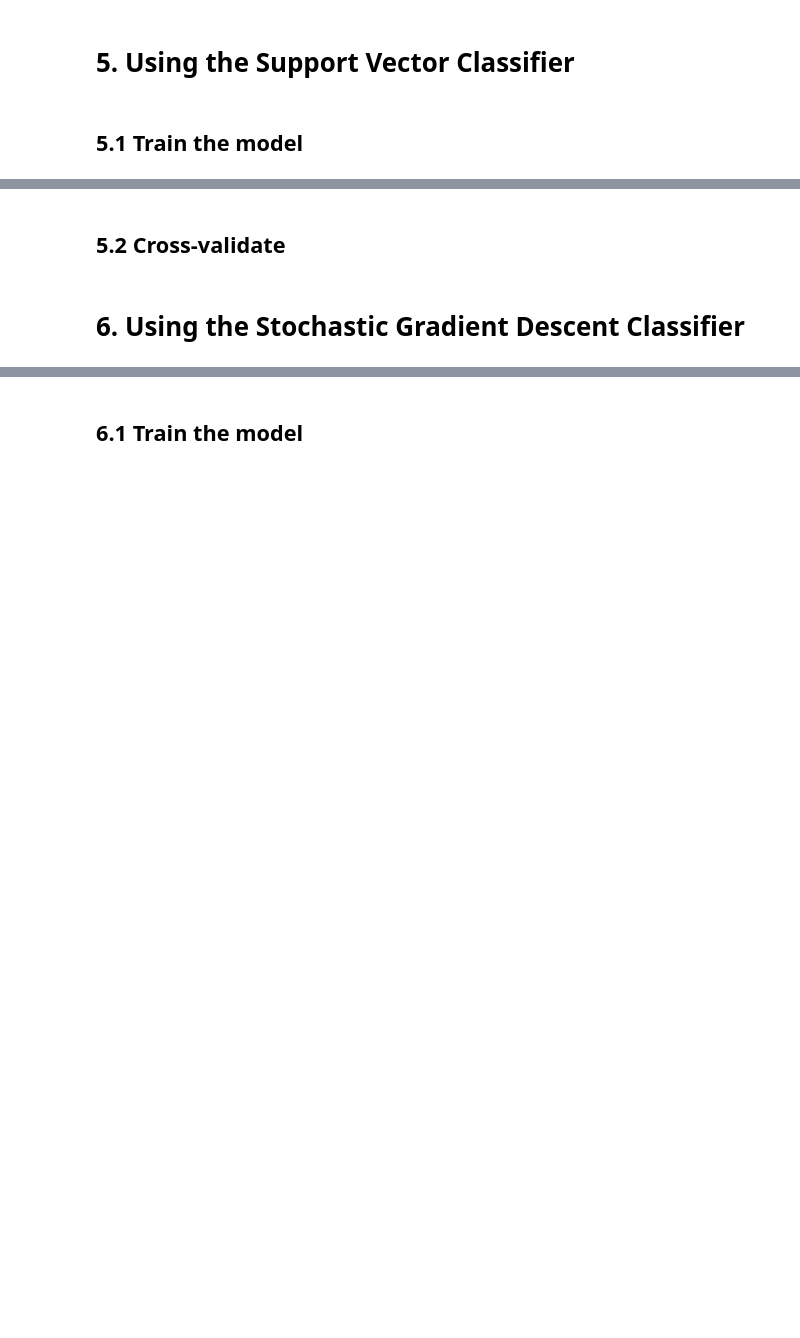
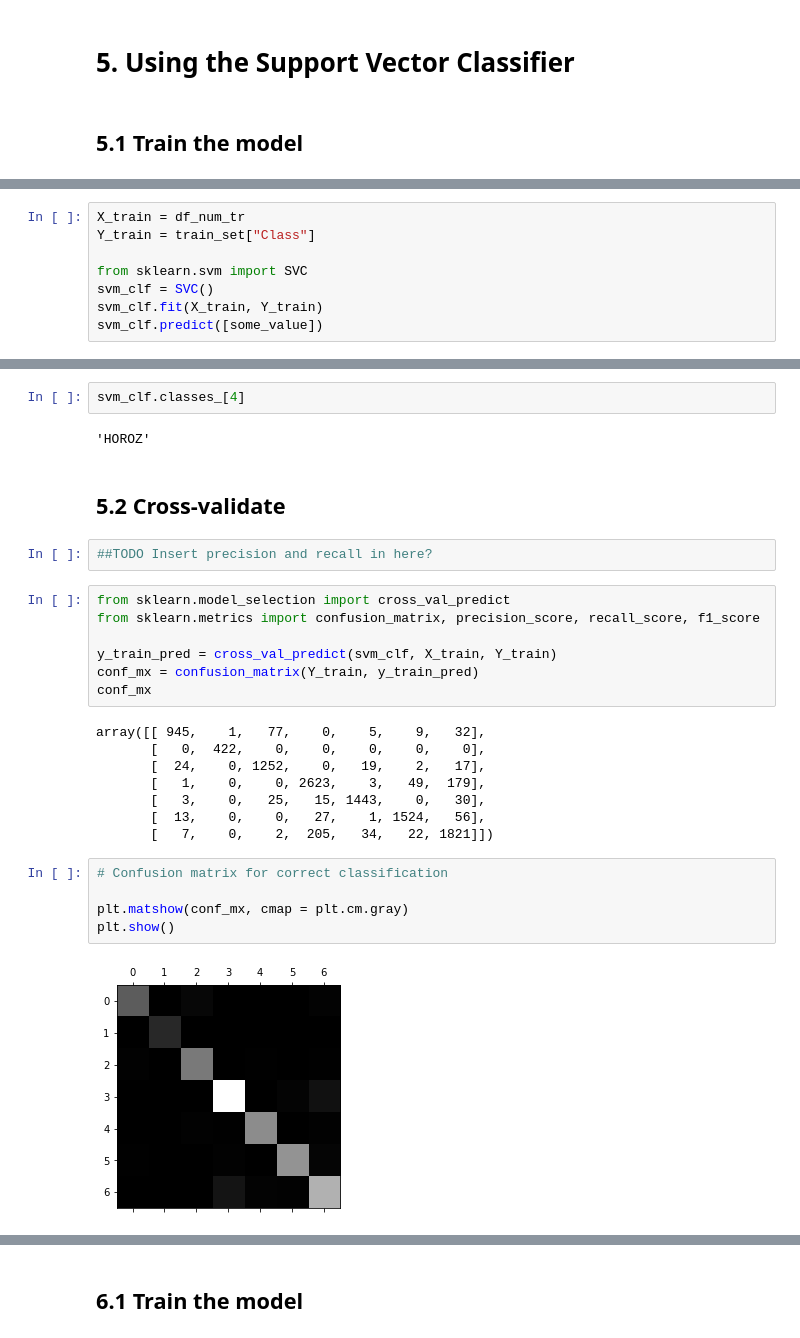
Before and after one commit to chitrams/cits5508-projects, a Jupyter notebook: lab02/lab02.ipynb, the cells around one changed output, grey strips where cells are left out. Drawn from its saved outputs; the diff is of its cells as text; blank space fills up the shorter version.

```diff
--- a/lab02/lab02.ipynb
+++ b/lab02/lab02.ipynb
@@ -258,0 +241,8 @@ from sklearn.svm import SVC
+# %%
+X_train = df_num_tr
+Y_train = train_set["Class"]
+
+from sklearn.svm import SVC
+svm_clf = SVC()
+svm_clf.fit(X_train, Y_train)
+svm_clf.predict([some_value])
@@ -259,4 +269,30 @@ from sklearn.svm import SVC
+# %%
+svm_clf.classes_[4]
+# %% [output]
+'HOROZ'
 # %% [markdown]
 ## 5.2 Cross-validate
-# %% [markdown]
-# 6. Using the Stochastic Gradient Descent Classifier
+# %%
+##TODO Insert precision and recall in here?
+# %%
+from sklearn.model_selection import cross_val_predict
+from sklearn.metrics import confusion_matrix, precision_score, recall_score, f1_score
+
+y_train_pred = cross_val_predict(svm_clf, X_train, Y_train)
+conf_mx = confusion_matrix(Y_train, y_train_pred)
+conf_mx
+# %% [output]
+array([[ 945,    1,   77,    0,    5,    9,   32],
+       [   0,  422,    0,    0,    0,    0,    0],
+       [  24,    0, 1252,    0,   19,    2,   17],
+       [   1,    0,    0, 2623,    3,   49,  179],
+       [   3,    0,   25,   15, 1443,    0,   30],
+       [  13,    0,    0,   27,    1, 1524,   56],
+       [   7,    0,    2,  205,   34,   22, 1821]])
+# %%
+# Confusion matrix for correct classification
+
+plt.matshow(conf_mx, cmap = plt.cm.gray)
+plt.show()
+# %% [output]
+[figure, added]
```
Also changed, not shown: parts of 24 cells of this notebook, 2 other files.
